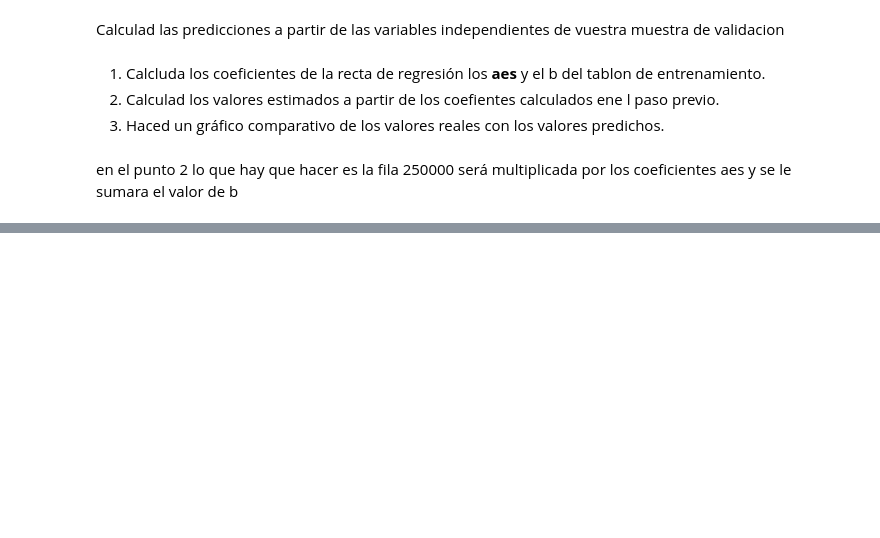
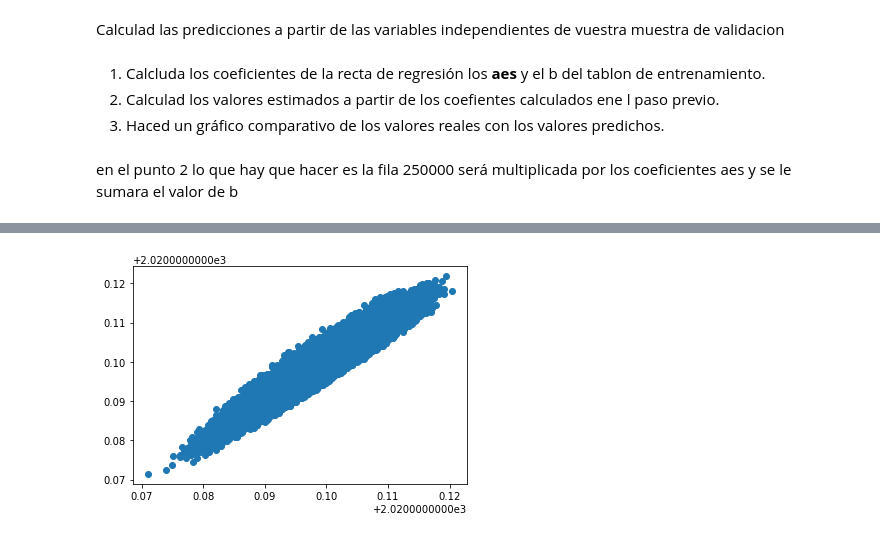
Before and after one commit to jsanz81/Bootcamp_Abril2023, a Jupyter notebook: 05_Machine_Learning/02_Aprendizaje_Supervisado/01_Regresion_Lineal/Regresion_Lineal.ipynb, the cells around one changed output, grey strips where cells are left out. Cells and saved outputs as stored; diff of their text form; code cells hidden in the pictures; blank space fills up the shorter version.

```diff
--- a/05_Machine_Learning/02_Aprendizaje_Supervisado/01_Regresion_Lineal/Regresion_Lineal.ipynb
+++ b/05_Machine_Learning/02_Aprendizaje_Supervisado/01_Regresion_Lineal/Regresion_Lineal.ipynb
@@ -76,0 +186,4 @@ la fila 250000 será multiplicada por los coeficientes aes y se le sumara el val
+# %%
+plt.scatter(df["Anyo_M1"],df["Anyo_M"]);
+# %% [output]
+[figure, added]
```
Also changed, not shown: parts of 24 cells of this notebook.
